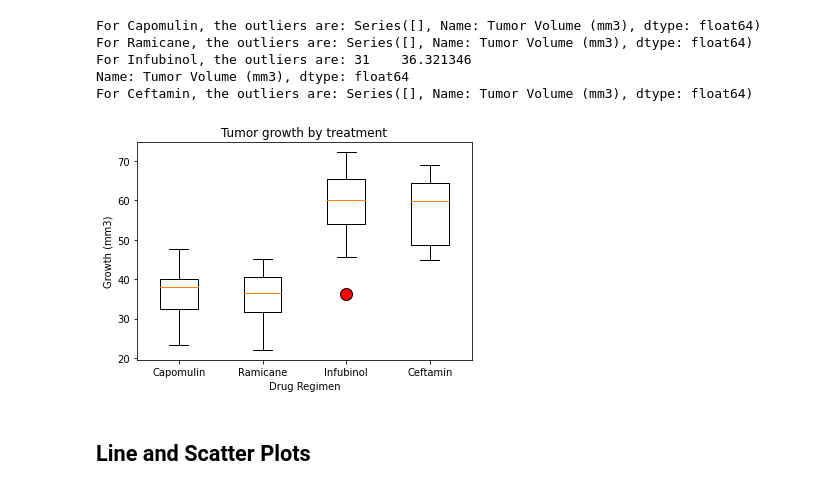
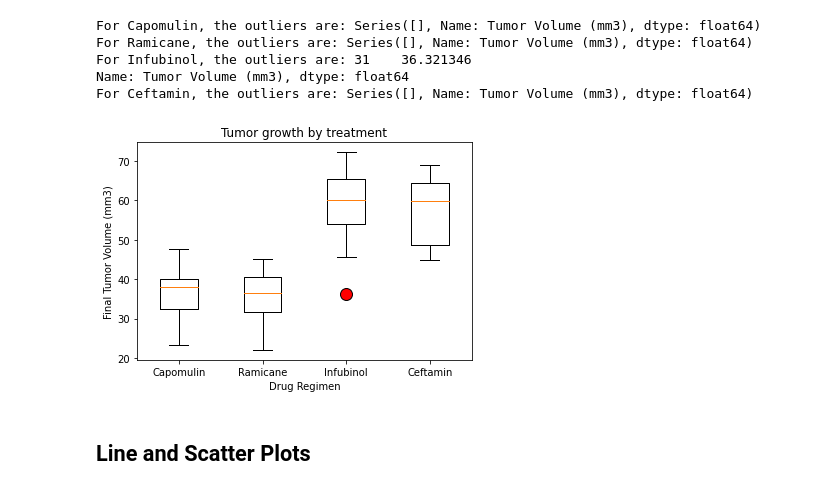
Before and after one commit to kd114012/Matplotlib-challenge, a Jupyter notebook: Pymaceuticals/pymaceuticals_starter.ipynb, the cells around one changed output. Cells and saved outputs as stored; diff of their text form; code cells hidden in the pictures.

```diff
--- a/Pymaceuticals/pymaceuticals_starter.ipynb
+++ b/Pymaceuticals/pymaceuticals_starter.ipynb
@@ -239,15 +239,15 @@ For Ceftamin, the outliers are: Series([], Name: Tumor Volume (mm3), dtype: floa
 # %%
 # Generate a box plot that shows the distrubution of the tumor volume for each treatment group.
 flierprops = dict(marker='o', markerfacecolor='r', markersize=12,
                   linestyle='none')
 fig1, ax1 = plt.subplots()
 ax1.set_title('Tumor growth by treatment')
-ax1.set_ylabel('Growth (mm3)')
+ax1.set_ylabel('Final Tumor Volume (mm3)')
 ax1.set_xlabel("Drug Regimen")
 ax1.boxplot(tumor_vol_data, flierprops = flierprops, labels = treatments)
 plt.show()
 # %% [output]
-[figure, old version]
+[figure, new version]
 # %% [markdown]
 ## Line and Scatter Plots
 # %%
```
Also changed, not shown: parts of 3 cells of this notebook.
